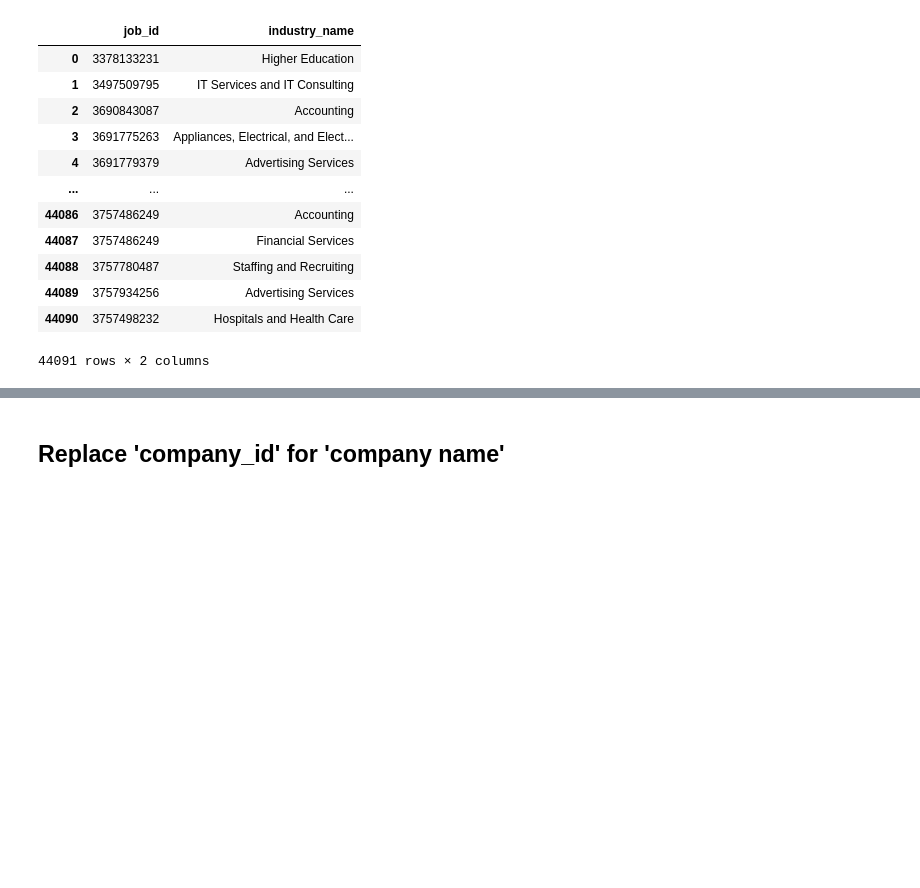
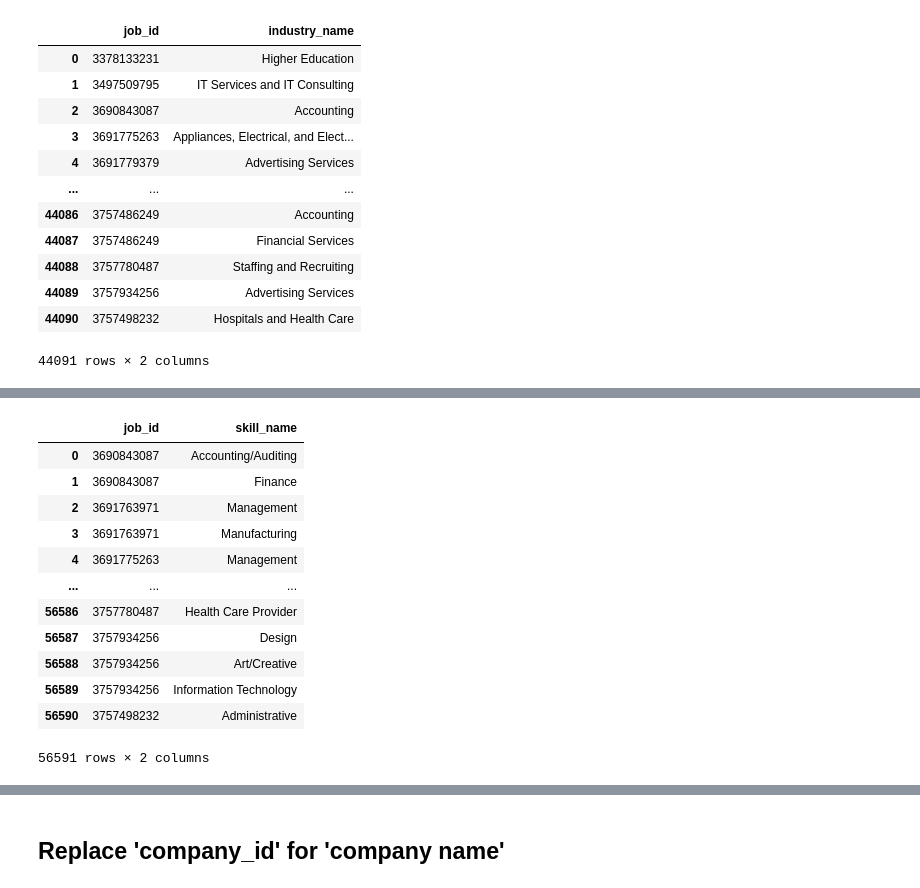
Before and after one commit to samuelkimdata/job_market_analysis, a Jupyter notebook: data_cleanup.ipynb, the cells around one changed output, grey strips where cells are left out. Drawn from its saved outputs; the diff is of its cells as text; code cells hidden in the pictures; blank space fills up the shorter version.

```diff
--- a/data_cleanup.ipynb
+++ b/data_cleanup.ipynb
@@ -166,0 +191,19 @@ industries_merged
+# %%
+# Merge job_skills with skills and confirm
+merged_csv = pd.merge(job_skills, skills, on = 'skill_abr', how = 'left')
+job_skill_merged = merged_csv.drop(columns = ['skill_abr'])
+job_skill_merged
+# %% [output]
+|  | job_id | skill_name |
+| 0 | 3690843087 | Accounting/Auditing |
+| 1 | 3690843087 | Finance |
+| 2 | 3691763971 | Management |
+| 3 | 3691763971 | Manufacturing |
+| 4 | 3691775263 | Management |
+| ... | ... | ... |
+| 56586 | 3757780487 | Health Care Provider |
+| 56587 | 3757934256 | Design |
+| 56588 | 3757934256 | Art/Creative |
+| 56589 | 3757934256 | Information Technology |
+| 56590 | 3757498232 | Administrative |
+56591 rows × 2 columns
```
Also changed, not shown: parts of 16 cells of this notebook.
